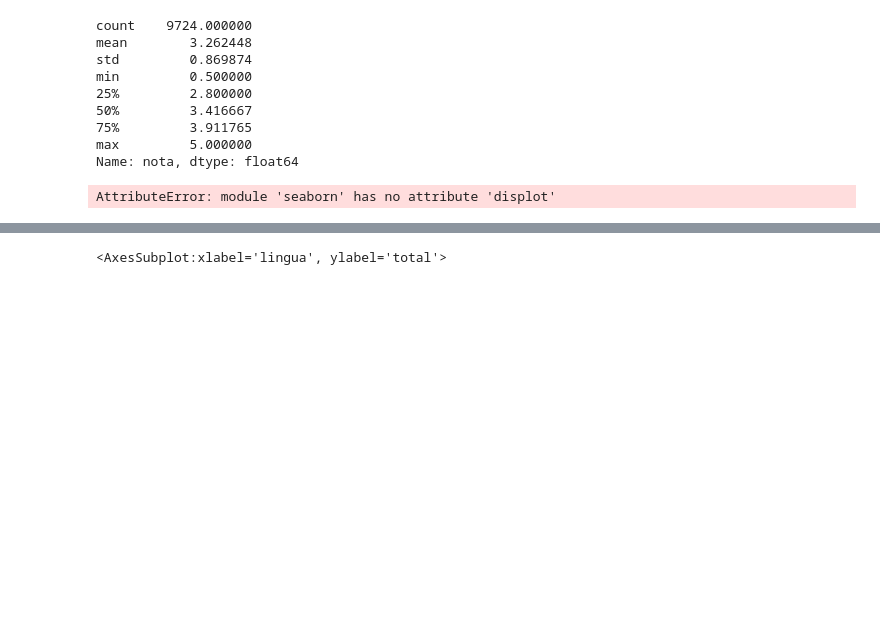
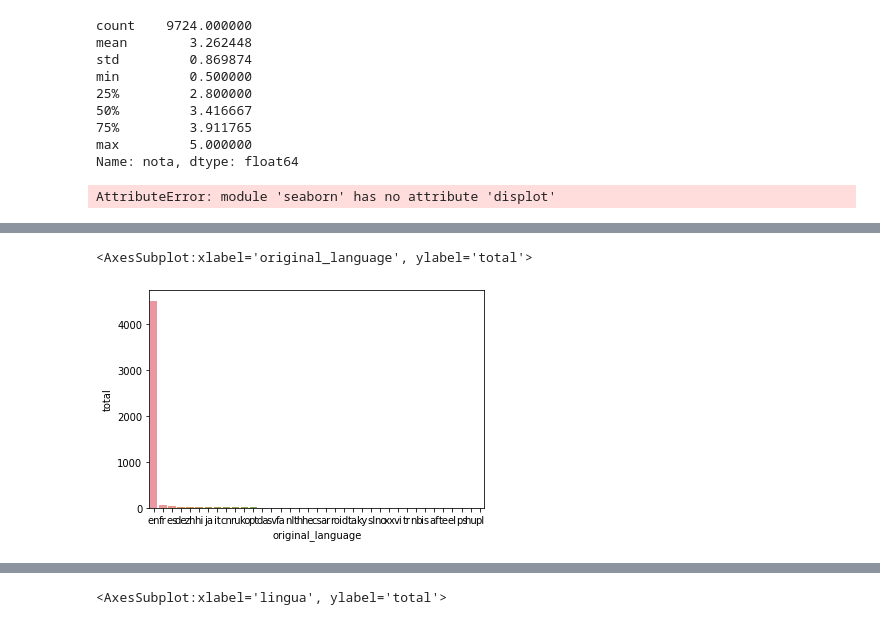
Before and after one commit to BrunaMello/Data-Science-Primeiros-Passos, a Jupyter notebook: Introducao a Data Science.ipynb, the cells around one changed output, grey strips where cells are left out. Drawn from its saved outputs; the diff is of its cells as text; code cells hidden in the pictures; blank space fills up the shorter version.

```diff
--- a/Introducao a Data Science.ipynb
+++ b/Introducao a Data Science.ipynb
@@ -145,5 +157,5 @@ tmdb.vote_count.unique() #variavel quantitativa intervalar
 tmdb['original_language'].value_counts()
 
 contagem_de_lingua = tmdb['original_language'].value_counts().to_frame().reset_index()
-contagem_de_lingua.columns = ['lingua_original', 'total']
+contagem_de_lingua.columns = ['original_language', 'total']
 contagem_de_lingua.head()
@@ -150,4 +169,7 @@ contagem_de_lingua.head()
 # %%
 import seaborn as sns
-sns.barplot(x='lingua_original', y='total', data = contagem_de_lingua)
+sns.barplot(x='original_language', y='total', data = contagem_de_lingua)
+# %% [output]
+<AxesSubplot:xlabel='original_language', ylabel='total'>
+[figure, added]
 # %%
```
Also changed, not shown: parts of 9 cells of this notebook.
